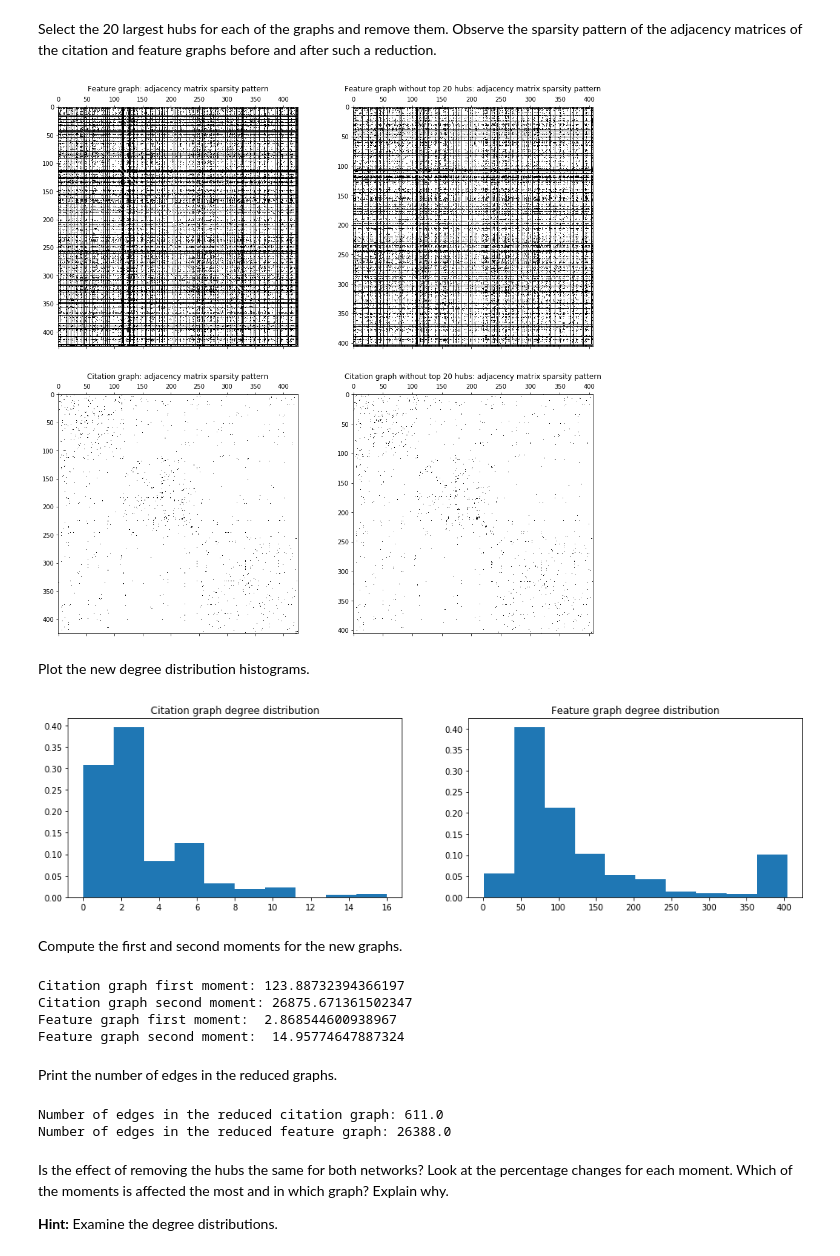
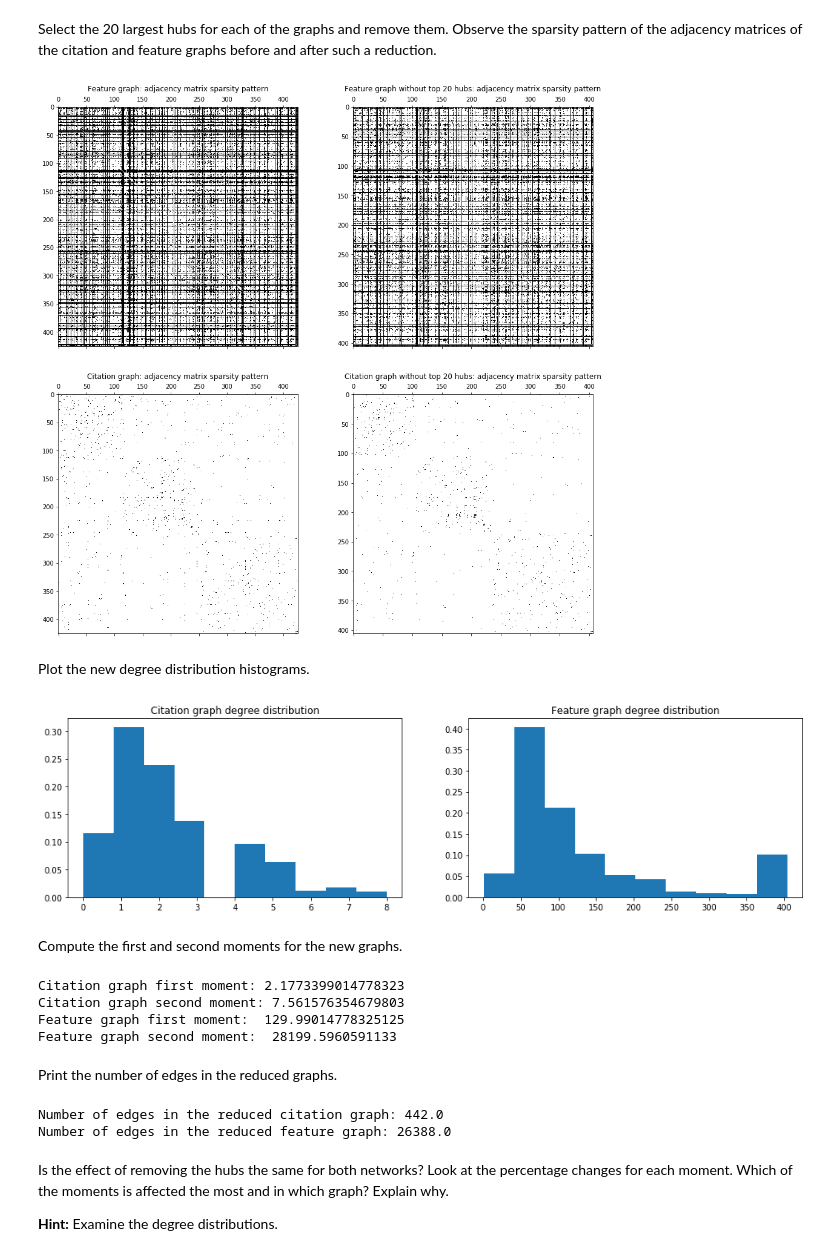
Before and after one commit to lynnfayed/assignment1, a Jupyter notebook: 1_network_science.ipynb, the cells around one changed output. Drawn from its saved outputs; the diff is of its cells as text; code cells hidden in the pictures.

```diff
--- a/1_network_science.ipynb
+++ b/1_network_science.ipynb
@@ -223,22 +225,22 @@ Select the 20 largest hubs for each of the graphs and remove them. Observe the s
 # %%
 hub_index_feature = [index for index, value in sorted(enumerate(degrees_feature), reverse=True, key=lambda x: x[1])][:20]
 hub_index_citation = [index for index, value in sorted(enumerate(degrees_citation), reverse=True, key=lambda x: x[1])][:20]
 reduced_A_feature = np.delete(A_feature, hub_index_feature, axis = 0)
 reduced_A_feature = np.delete(reduced_A_feature, hub_index_feature, axis = 1)
-reduced_A_citation = np.delete(A_citation, hub_index_feature, axis = 0)
-reduced_A_citation = np.delete(reduced_A_citation, hub_index_feature, axis = 1)
+reduced_A_citation = np.delete(A_citation, hub_index_citation, axis = 0)
+reduced_A_citation = np.delete(reduced_A_citation, hub_index_citation, axis = 1)
 
 fig, axes = plt.subplots(2, 2, figsize=(16, 16))
 axes[0, 0].set_title('Feature graph: adjacency matrix sparsity pattern')
 axes[0, 0].spy(A_feature);
 axes[0, 1].set_title('Feature graph without top 20 hubs: adjacency matrix sparsity pattern')
 axes[0, 1].spy(reduced_A_feature);
 axes[1, 0].set_title('Citation graph: adjacency matrix sparsity pattern')
 axes[1, 0].spy(A_citation);
 axes[1, 1].set_title('Citation graph without top 20 hubs: adjacency matrix sparsity pattern')
 axes[1, 1].spy(reduced_A_citation);
 # %% [output]
-[figure, old version]
+[figure, new version]
 # %% [markdown]
 Plot the new degree distribution histograms.
 # %%
@@ -253,15 +255,15 @@ axes[0].hist(reduced_degrees_cit, weights=deg_hist_normalization);
 axes[1].set_title('Feature graph degree distribution')
 axes[1].hist(reduced_degrees_feat, weights=deg_hist_normalization);
 # %% [output]
-[figure, old version]
+[figure, new version]
 # %% [markdown]
 Compute the first and second moments for the new graphs.
 # %%
-reduced_cit_moment_1 = sum(reduced_degrees_feat)/features.shape[0]
-reduced_cit_moment_2 = sum(reduced_degrees_feat*reduced_degrees_feat)/features.shape[0]
+reduced_feat_moment_1 = sum(reduced_degrees_feat)/reduced_degrees_feat.shape[0]
+reduced_feat_moment_2 = sum(reduced_degrees_feat*reduced_degrees_feat)/reduced_degrees_feat.shape[0]
 
-reduced_feat_moment_1 = sum(reduced_degrees_cit)/features.shape[0]
-reduced_feat_moment_2 = sum(reduced_degrees_cit*reduced_degrees_cit)/features.shape[0]
+reduced_cit_moment_1 = sum(reduced_degrees_cit)/reduced_degrees_cit.shape[0]
+reduced_cit_moment_2 = sum(reduced_degrees_cit*reduced_degrees_cit)/reduced_degrees_cit.shape[0]
 
 
 print("Citation graph first moment:", reduced_cit_moment_1)
@@ -269,17 +271,17 @@ print("Citation graph second moment:", reduced_cit_moment_2)
 print("Feature graph first moment: ", reduced_feat_moment_1)
 print("Feature graph second moment: ", reduced_feat_moment_2)
 # %% [output]
-Citation graph first moment: 123.88732394366197
-Citation graph second moment: 26875.671361502347
-Feature graph first moment:  2.868544600938967
-Feature graph second moment:  14.95774647887324
+Citation graph first moment: 2.1773399014778323
+Citation graph second moment: 7.561576354679803
+Feature graph first moment:  129.99014778325125
+Feature graph second moment:  28199.5960591133
 # %% [markdown]
 Print the number of edges in the reduced graphs.
 # %%
 print("Number of edges in the reduced citation graph:", sum(sum(reduced_A_citation))/2)
 print("Number of edges in the reduced feature graph:", sum(sum(reduced_A_feature))/2)
 # %% [output]
-Number of edges in the reduced citation graph: 611.0
+Number of edges in the reduced citation graph: 442.0
 Number of edges in the reduced feature graph: 26388.0
 # %% [markdown]
 Is the effect of removing the hubs the same for both networks? Look at the percentage changes for each moment. Which of the moments is affected the most and in which graph? Explain why.
```
Also changed, not shown: parts of 29 cells of this notebook.
